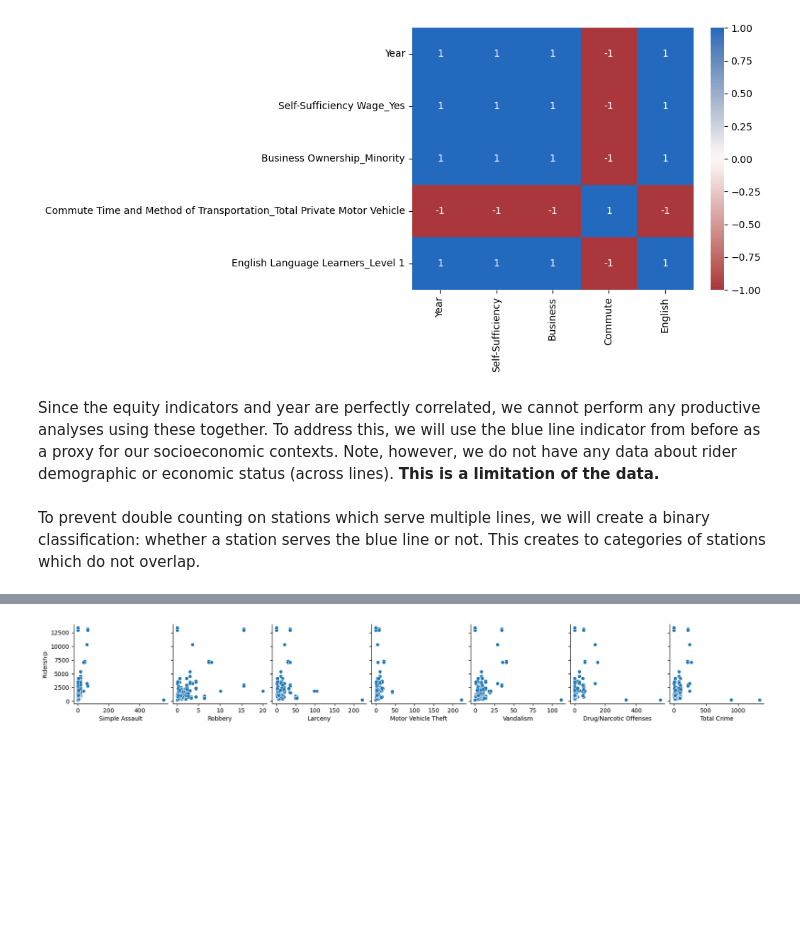
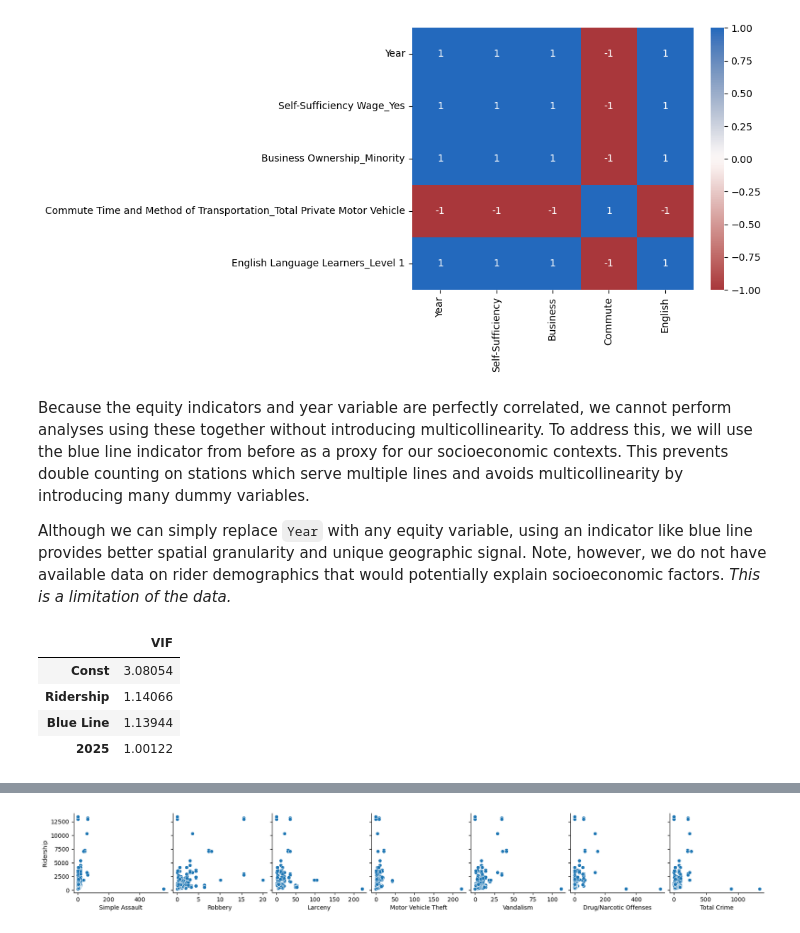
Before and after one commit to COGS108/Group022_WI26, a Jupyter notebook: 03-FinalProject.ipynb, the cells around one changed output, grey strips where cells are left out. Cells and saved outputs as stored; diff of their text form; code cells hidden in the pictures; blank space fills up the shorter version.

```diff
--- a/03-FinalProject.ipynb
+++ b/03-FinalProject.ipynb
@@ -801,9 +803,9 @@ sns.heatmap(df[feat].corr(), annot=True, cmap='vlag_r', vmin=-1.0, vmax=1.0, xti
 # %% [output]
 [figure]
 # %% [markdown]
-Since the equity indicators and year are perfectly correlated, we cannot perform any productive analyses using these together. To address this, we will use the blue line indicator from before as a proxy for our socioeconomic contexts. Note, however, we do not have any data about rider demographic or economic status (across lines). **This is a limitation of the data.**
+Because the equity indicators and year variable are perfectly correlated, we cannot perform analyses using these together without introducing multicollinearity. To address this, we will use the blue line indicator from before as a proxy for our socioeconomic contexts. This prevents double counting on stations which serve multiple lines and avoids multicollinearity by introducing many dummy variables.
+
+Although we can simply replace `Year` with any equity variable, using an indicator like blue line provides better spatial granularity and unique geographic signal. Note, however, we do not have available data on rider demographics that would potentially explain socioeconomic factors. *This is a limitation of the data.*
-# %% [markdown]
-To prevent double counting on stations which serve multiple lines, we will create a binary classification: whether a station serves the blue line or not. This creates to categories of stations which do not overlap.
 # %%
 blue_line = [
     'UTC Station', 'Executive Drive', 'UCSD Health La Jolla', 'UCSD Central Campus', 'VA Medical Center',
@@ -815,3 +817,22 @@ blue_line = [
 ]
 
 df['Blue Line'] = df['Station'].isin(blue_line).astype(int)
+# %%
+# Checking for multicollinearity among our predictors
+from statsmodels.stats.outliers_influence import variance_inflation_factor
+from statsmodels.tools.tools import add_constant
+
+vif = df[['Ridership', 'Blue Line']].copy()
+vif = pd.concat([vif, pd.get_dummies(df['Year'], drop_first=True, dtype=int)], axis=1)
+vif = add_constant(vif)
+
+vif_results = pd.DataFrame(index=vif.columns.astype(str).str.title())
+vif_results['VIF'] = [variance_inflation_factor(vif.values, j) for j in range(len(vif.columns))]
+
+display(vif_results.round(5))
+# %% [output]
+|  | VIF |
+| Const | 3.08054 |
+| Ridership | 1.14066 |
+| Blue Line | 1.13944 |
+| 2025 | 1.00122 |
```
Also changed, not shown: parts of 13 cells of this notebook.
